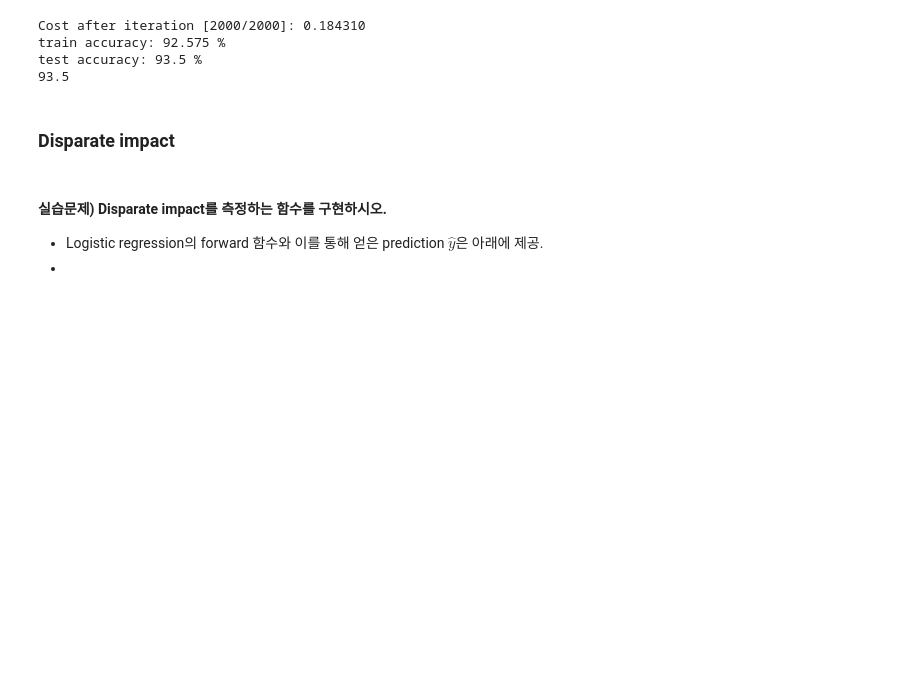
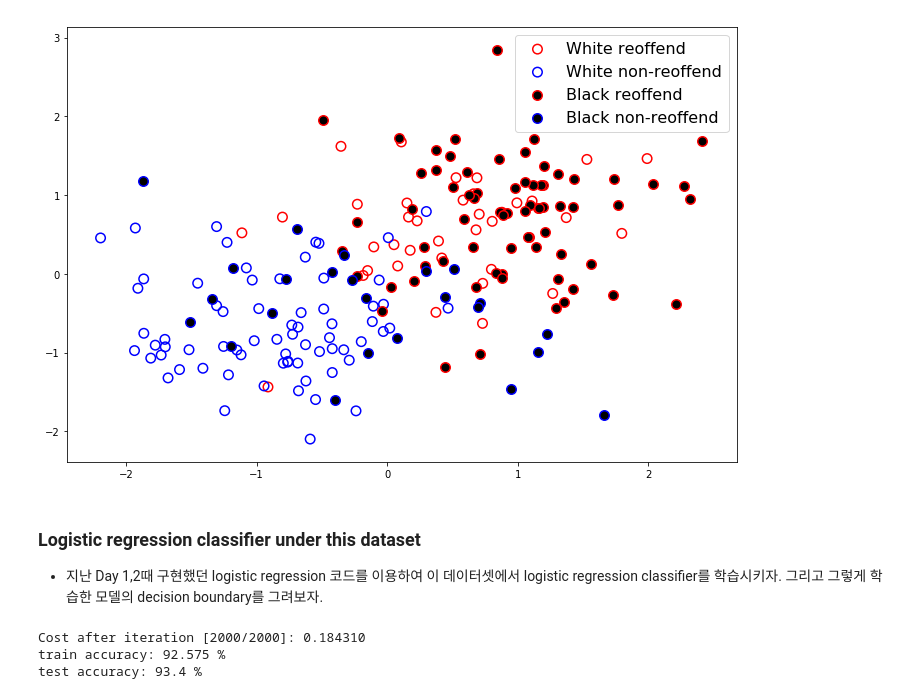
Before and after one commit to GyeongJoHwang/SK_Hynix, a Jupyter notebook: fairness.ipynb, the cells around one changed output. Drawn from its saved outputs; the diff is of its cells as text; code cells hidden in the pictures; blank space fills up the shorter version.

```diff
--- a/fairness.ipynb
+++ b/fairness.ipynb
@@ -39,14 +46,23 @@ plt.show()
+# %%
+(X_train, Y_train, z_train), (X_test, Y_test, z_test) = generate_unfair_data(
+    n_samples=5000,
+    disc_factor1=1.8,
+    disc_factor2=math.pi * 27.0/32.0) # set this factor far from pi/2 to generate unfair data
+
+X_train = Normalize(X_train)
+X_test = Normalize(X_test)
+
+plt.figure(figsize=(12,8))
+plot_unfair_data(X_train.T, Y_train, z_train)
+plt.show()
+# %% [output]
+[figure, added]
+# %% [markdown]
+### Logistic regression classifier under this dataset
+- 지난 Day 1,2때 구현했던 logistic regression 코드를 이용하여 이 데이터셋에서 logistic regression classifier를 학습시키자. 그리고 그렇게 학습한 모델의 decision boundary를 그려보자.
 # %%
 d = Logistic(X_train, Y_train, X_test, Y_test, print_cost=True)
-print(d["test_acc"])
 # %% [output]
 Cost after iteration [2000/2000]: 0.184310
 train accuracy: 92.575 %
-test accuracy: 93.5 %
-93.5
+test accuracy: 93.4 %
-# %% [markdown]
-### Disparate impact
-# %% [markdown]
-#### 실습문제) Disparate impact를 측정하는 함수를 구현하시오.
-- Logistic regression의 forward 함수와 이를 통해 얻은 prediction $\hat{y}$은 아래에 제공.
--
```
Also changed, not shown: parts of 30 cells of this notebook, 2 other files.
